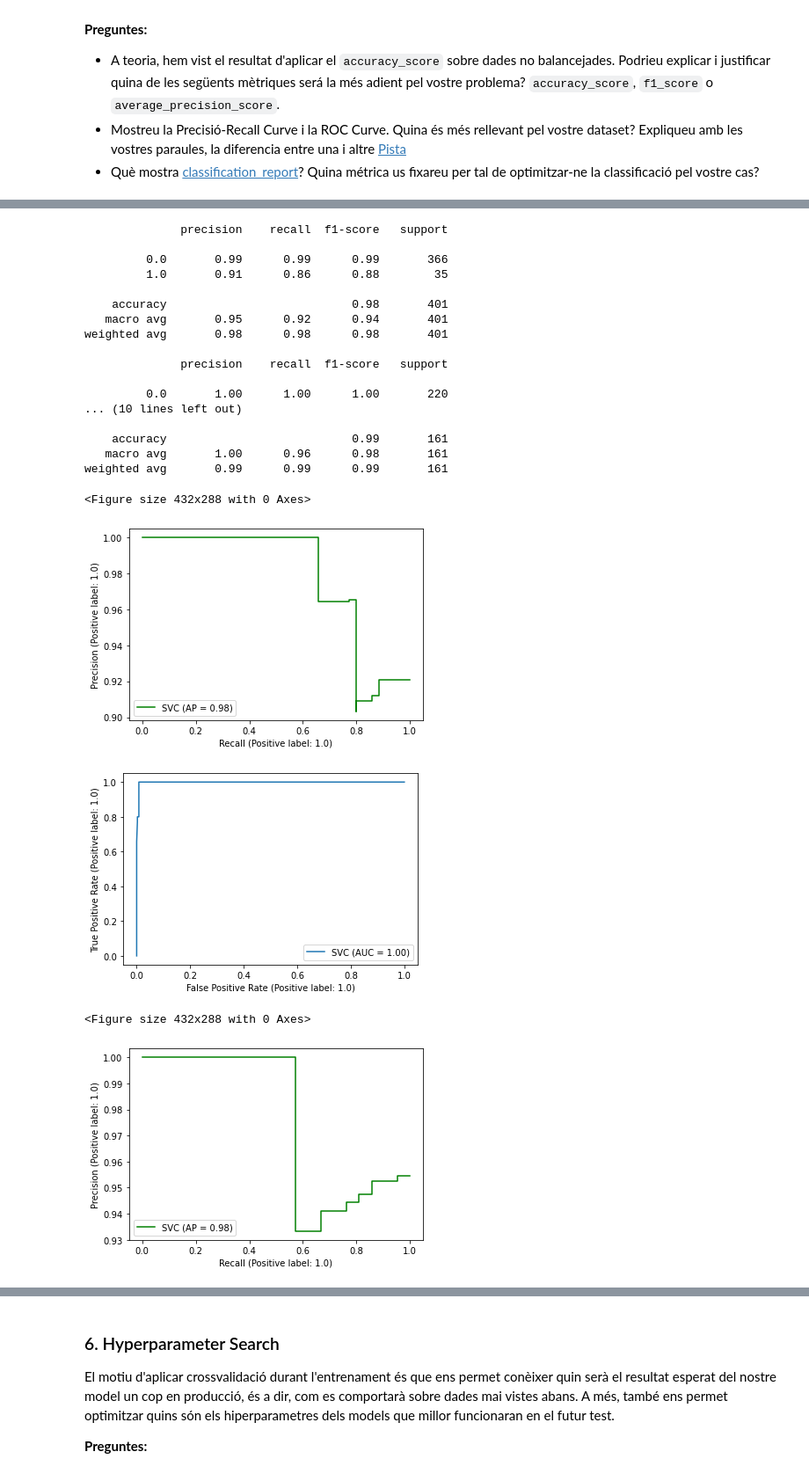
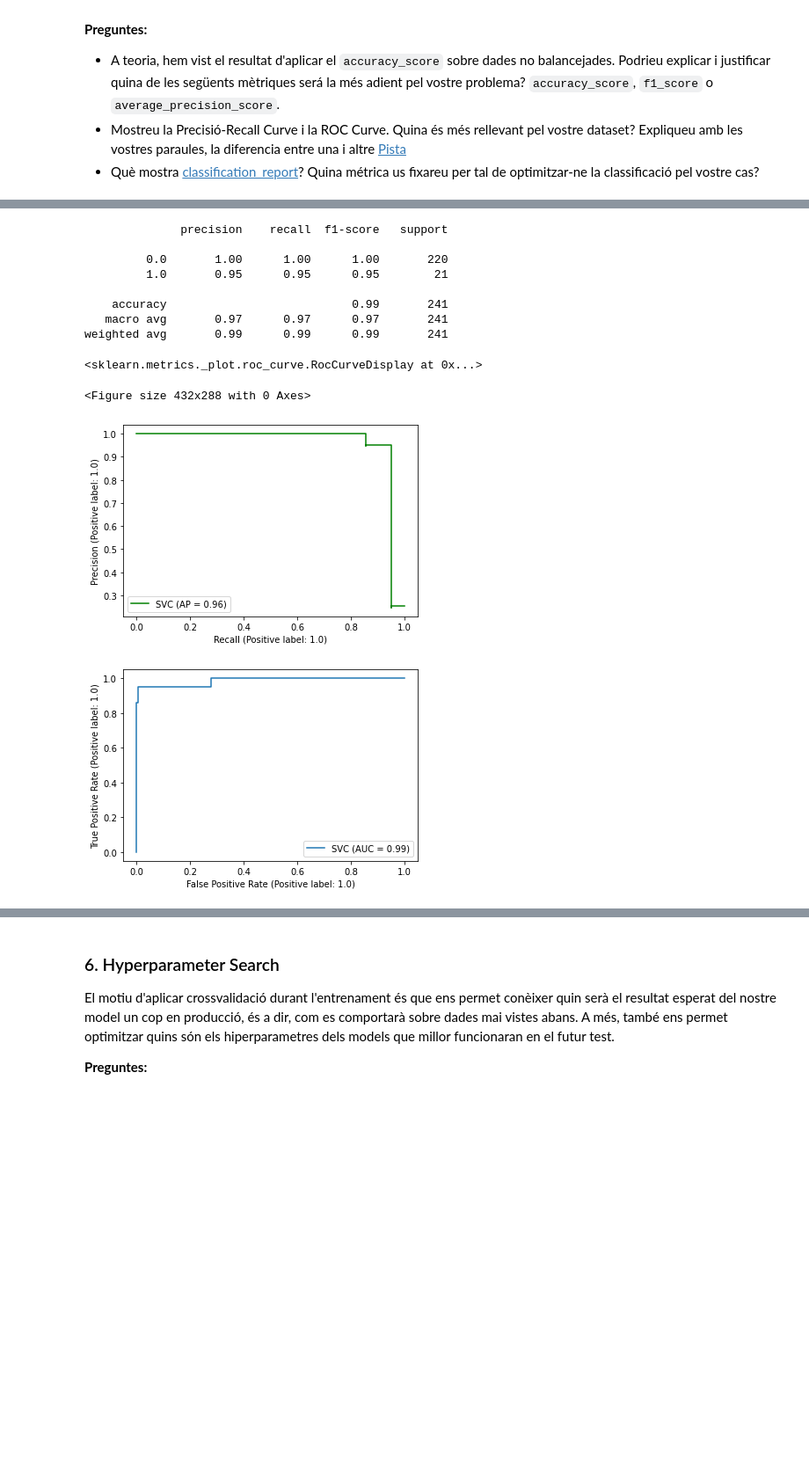
Before and after one commit to guillermoraya/Practica-2-APC, a Jupyter notebook: Practica2-Classificacio2022MATCAD.ipynb, the cells around one changed output, grey strips where cells are left out. Shown at 88% size. Saved outputs shown, nothing was run; the diff lists cells and outputs as text; code cells hidden in the pictures; blank space fills up the shorter version.

```diff
--- a/Practica2-Classificacio2022MATCAD.ipynb
+++ b/Practica2-Classificacio2022MATCAD.ipynb
@@ -1134,17 +776,17 @@ plt.legend()
 # %%
-for part in particions:
-    x_t, x_v, y_t, y_v = train_test_split(X_scaled, y, train_size=part, stratify=y)
+part = .7
+x_t, x_v, y_t, y_v = train_test_split(X_scaled, y, train_size=part, stratify=y)
 
-    #Creem el regresor logístic
-    logireg = LogisticRegression(C=C_Log_Reg, fit_intercept=True, penalty='l2', tol=0.001)
+#Creem el regresor logístic
+logireg = LogisticRegression(C=C_Log_Reg, fit_intercept=True, penalty='l2', tol=0.001)
 
-    # l'entrenem
-    logireg.fit(x_t, y_t)
+# l'entrenem
+logireg.fit(x_t, y_t)
 
-    print(metrics.classification_report(y_v, logireg.predict(x_v)))
-    plt.figure()
-    metrics.plot_precision_recall_curve(logireg,x_v,y_v, color = 'green')
-    metrics.plot_roc_curve(logireg,x_v,y_v)
+print(metrics.classification_report(y_v, logireg.predict(x_v)))
+plt.figure()
+metrics.plot_precision_recall_curve(logireg,x_v,y_v, color = 'green')
+metrics.plot_roc_curve(logireg,x_v,y_v)
 # %% [output]
               precision    recall  f1-score   support
 
@@ -1175,35 +803,24 @@ weighted avg       0.99      0.99      0.99       161
 # %%
-for part in particions:
-    x_t, x_v, y_t, y_v = train_test_split(X_scaled, y, train_size=part, stratify=y)
-    #SVC rbf
-    svc = svm.SVC(C=C_SVM_rbf, kernel='rbf', gamma=0.9, probability=True)
+x_t, x_v, y_t, y_v = train_test_split(X_scaled, y, train_size=part, stratify=y)
+#SVC rbf
+svc = svm.SVC(C=C_SVM_rbf, kernel='rbf', gamma=0.9, probability=True)
 
-    # l'entrenem
-    svc.fit(x_t, y_t)
-    print(metrics.classification_report(y_v, svc.predict(x_v)))
-    plt.figure()
-    metrics.plot_precision_recall_curve(svc,x_v,y_v, color='green')
-    metrics.plot_roc_curve(svc,x_v,y_v)
+# l'entrenem
+svc.fit(x_t, y_t)
+print(metrics.classification_report(y_v, svc.predict(x_v)))
+plt.figure()
+metrics.plot_precision_recall_curve(svc,x_v,y_v, color='green')
+metrics.plot_roc_curve(svc,x_v,y_v)
 # %% [output]
-              precision    recall  f1-score   support
-
-         0.0       0.99      0.99      0.99       366
-         1.0       0.91      0.86      0.88        35
-
-    accuracy                           0.98       401
-   macro avg       0.95      0.92      0.94       401
-weighted avg       0.98      0.98      0.98       401
-
               precision    recall  f1-score   support
 
          0.0       1.00      1.00      1.00       220
-... (10 lines left out)
+         1.0       0.95      0.95      0.95        21
 
-    accuracy                           0.99       161
-   macro avg       1.00      0.96      0.98       161
-weighted avg       0.99      0.99      0.99       161
+    accuracy                           0.99       241
+   macro avg       0.97      0.97      0.97       241
+weighted avg       0.99      0.99      0.99       241
-<Figure size 432x288 with 0 Axes>
+<sklearn.metrics._plot.roc_curve.RocCurveDisplay at 0x...>
+<Figure size 432x288 with 0 Axes>
-[figure, old version]
+[figure, new version]
-[figure, old version]
+[figure, new version]
-<Figure size 432x288 with 0 Axes>
-[figure, removed]
```
Also changed, not shown: parts of 41 cells of this notebook.
